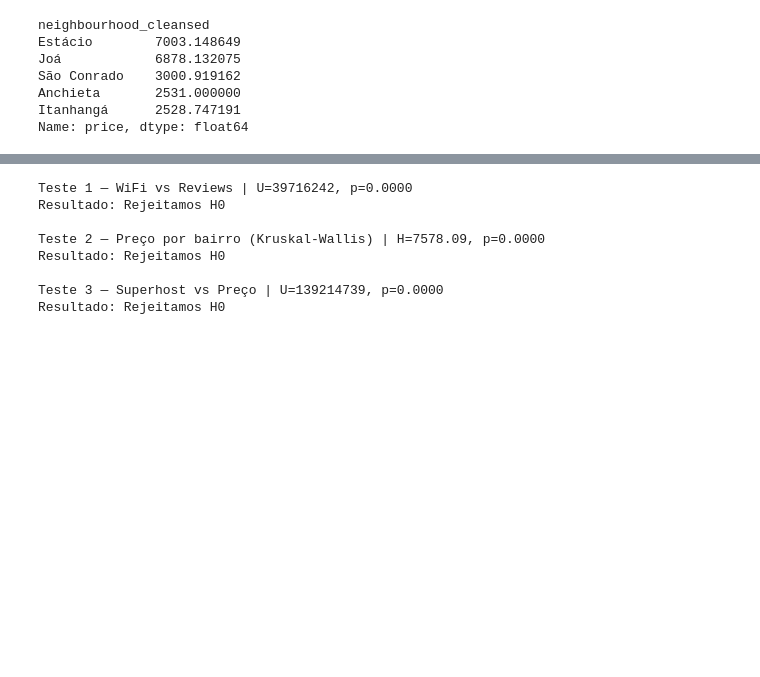
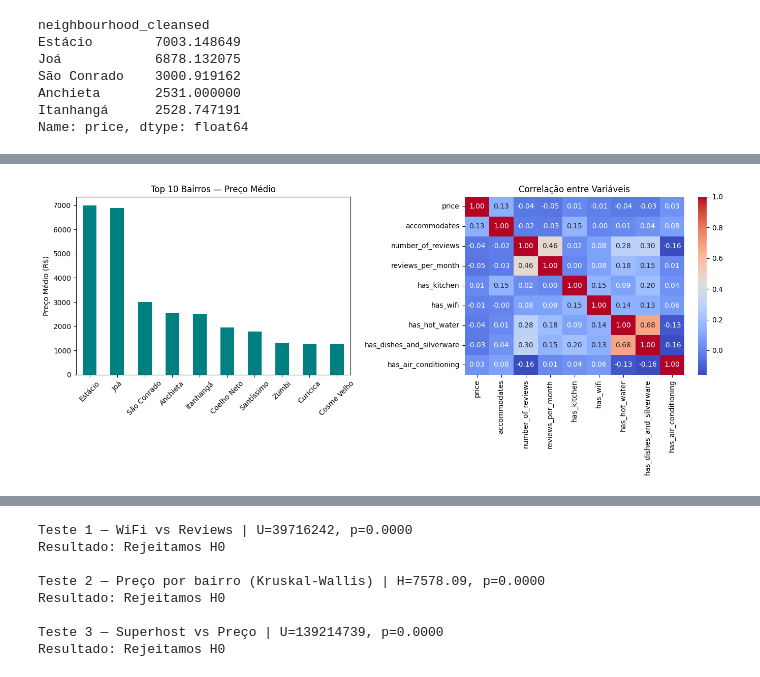
Before and after one commit to KaikyLima/mestrado, a Jupyter notebook: cienciaDados/atv1/nbAtv1.ipynb, the cells around one changed output, grey strips where cells are left out. Saved outputs shown, nothing was run; the diff lists cells and outputs as text; code cells hidden in the pictures; blank space fills up the shorter version.

```diff
--- a/cienciaDados/atv1/nbAtv1.ipynb
+++ b/cienciaDados/atv1/nbAtv1.ipynb
@@ -265,0 +249,21 @@ Requirement already satisfied: numpy<2.7,>=1.26.4 in c:\users\kslima\appdata\loc
+# %%
+fig2, axes2 = plt.subplots(1, 2, figsize=(14, 6))
+
+# 3. Top 10 bairros mais caros
+top_bairros = df.groupby('neighbourhood_cleansed')['price'].mean().nlargest(10)
+top_bairros.plot(kind='bar', ax=axes2[0], color='teal')
+axes2[0].set_title('Top 10 Bairros — Preço Médio')
+axes2[0].tick_params(axis='x', rotation=45)
+axes2[0].set_ylabel('Preço Médio (R$)')
+axes2[0].set_xlabel('')
+
+# 4. Correlação entre Variáveis
+cols_corr = ['price', 'accommodates', 'number_of_reviews', 'reviews_per_month'] + colunas_novas
+corr = df[cols_corr].corr()
+sns.heatmap(corr, annot=True, fmt='.2f', cmap='coolwarm', ax=axes2[1])
+axes2[1].set_title('Correlação entre Variáveis')
+
+plt.tight_layout()
+plt.show()
+# %% [output]
+[figure, added]
```
Also changed, not shown: parts of 5 cells of this notebook.
